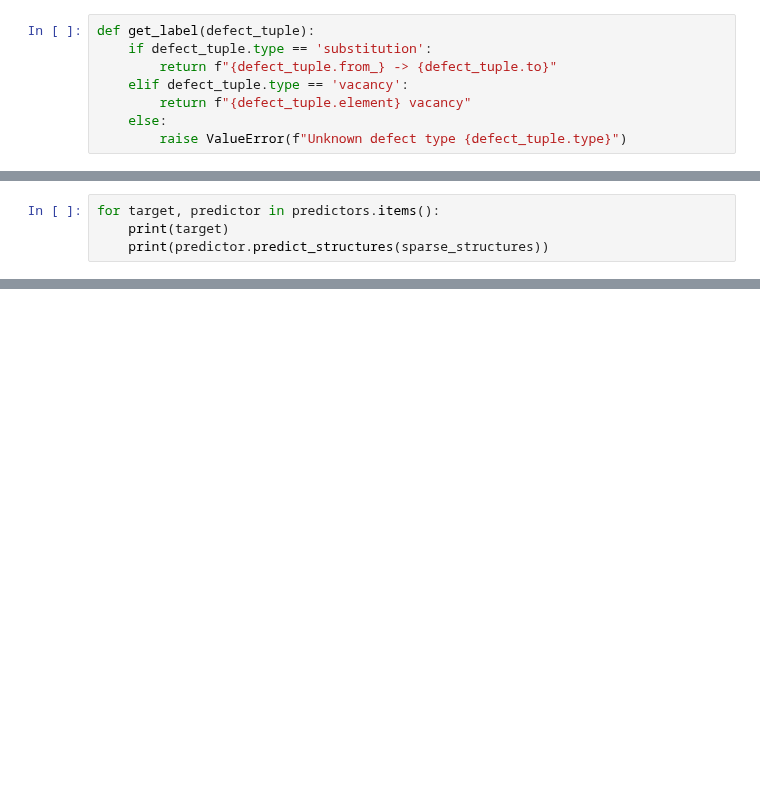
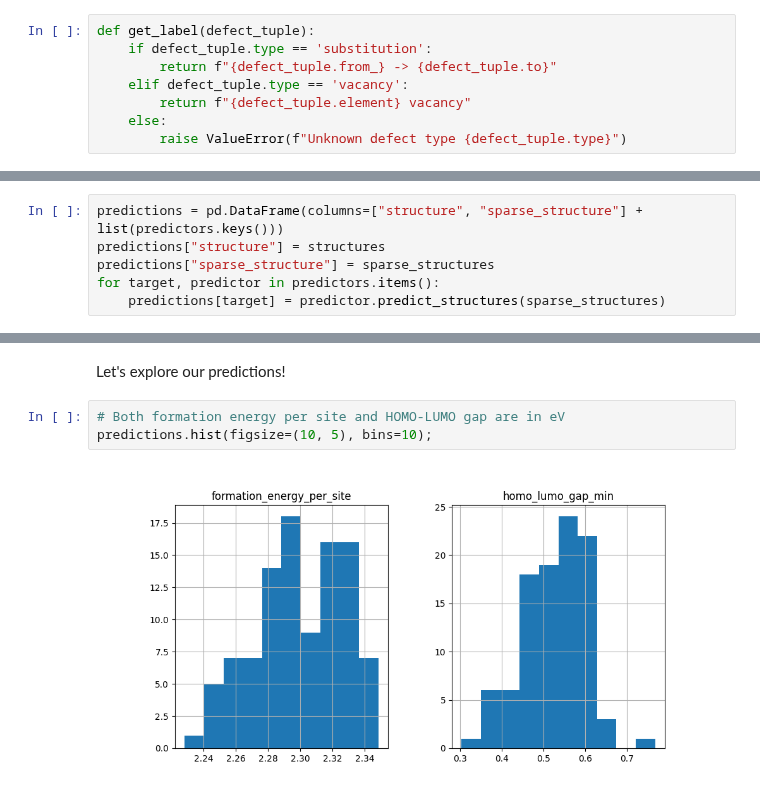
Before and after one commit to HSE-LAMBDA/ai4material_design, a Jupyter notebook: notebooks/Inference.ipynb, the cells around one changed output, grey strips where cells are left out. Cells and saved outputs as stored; diff of their text form; blank space fills up the shorter version.

```diff
--- a/notebooks/Inference.ipynb
+++ b/notebooks/Inference.ipynb
@@ -159,4 +270,6 @@ PeriodicSite: N (11.5497, 8.7944, 4.1825) [0.5833, 0.3186, 0.2091]
 # %%
+predictions = pd.DataFrame(columns=["structure", "sparse_structure"] + list(predictors.keys()))
+predictions["structure"] = structures
+predictions["sparse_structure"] = sparse_structures
 for target, predictor in predictors.items():
-    print(target)
-    print(predictor.predict_structures(sparse_structures))
+    predictions[target] = predictor.predict_structures(sparse_structures)
@@ -215,0 +276,7 @@ homo_lumo_gap_min
+# %% [markdown]
+Let's explore our predictions!
+# %%
+# Both formation energy per site and HOMO-LUMO gap are in eV
+predictions.hist(figsize=(10, 5), bins=10);
+# %% [output]
+[figure, added]
```
Also changed, not shown: parts of 27 cells of this notebook, 6 other files.
